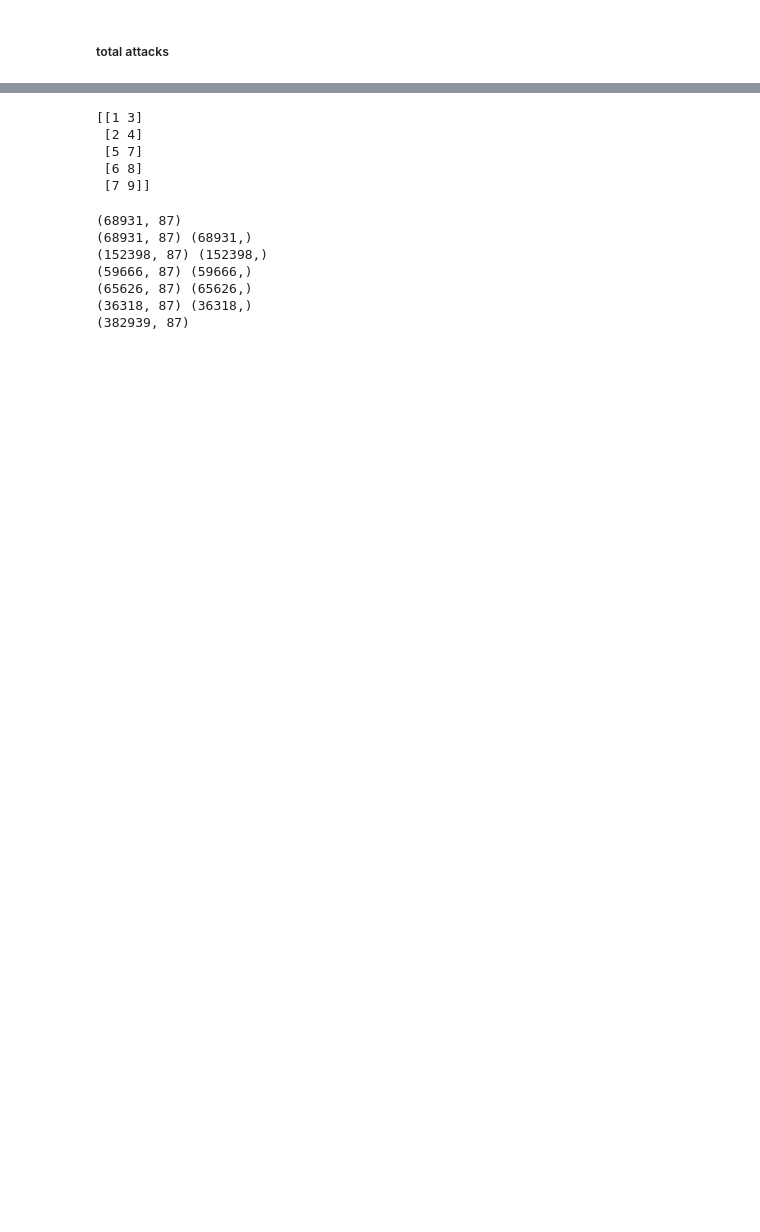
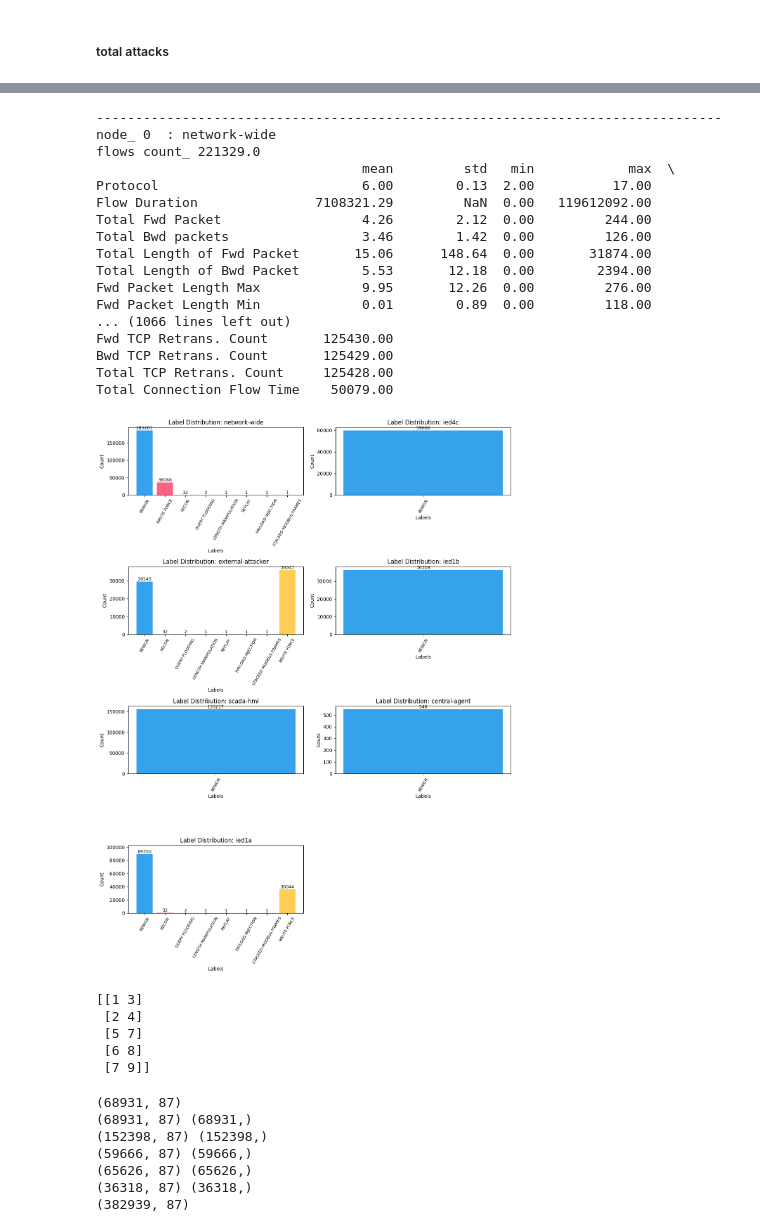
Before and after one commit to hamid-rd/FLBased-ICS-NIDS, a Jupyter notebook: Visualization.ipynb, the cells around one changed output, grey strips where cells are left out. Cells and saved outputs as stored; diff of their text form; code cells hidden in the pictures; blank space fills up the shorter version.

```diff
--- a/Visualization.ipynb
+++ b/Visualization.ipynb
@@ -267,3 +267,26 @@ Total Connection Flow Time   920114.00
+# %%
+
+print_statistics(ext_global_stats)
+plot_label_counts_subplots(ext_label_counts)
+# %% [output]
+--------------------------------------------------------------------------------
+node_ 0  : network-wide
+flows count_ 221329.0
+                                  mean         std   min            max  \
+Protocol                          6.00        0.13  2.00          17.00
+Flow Duration               7108321.29         NaN  0.00   119612092.00
+Total Fwd Packet                  4.26        2.12  0.00         244.00
+Total Bwd packets                 3.46        1.42  0.00         126.00
+Total Length of Fwd Packet       15.06      148.64  0.00       31874.00
+Total Length of Bwd Packet        5.53       12.18  0.00        2394.00
+Fwd Packet Length Max             9.95       12.26  0.00         276.00
+Fwd Packet Length Min             0.01        0.89  0.00         118.00
+... (1066 lines left out)
+Fwd TCP Retrans. Count       125430.00
+Bwd TCP Retrans. Count       125429.00
+Total TCP Retrans. Count     125428.00
+Total Connection Flow Time    50079.00
+[figure, added]
 # %%
 def convert_list_of_dataframes_to_numpy(list_of_dfs):
     numpy_arrays = [df.to_numpy() for df in list_of_dfs]
```
Also changed, not shown: parts of 3 cells of this notebook.
